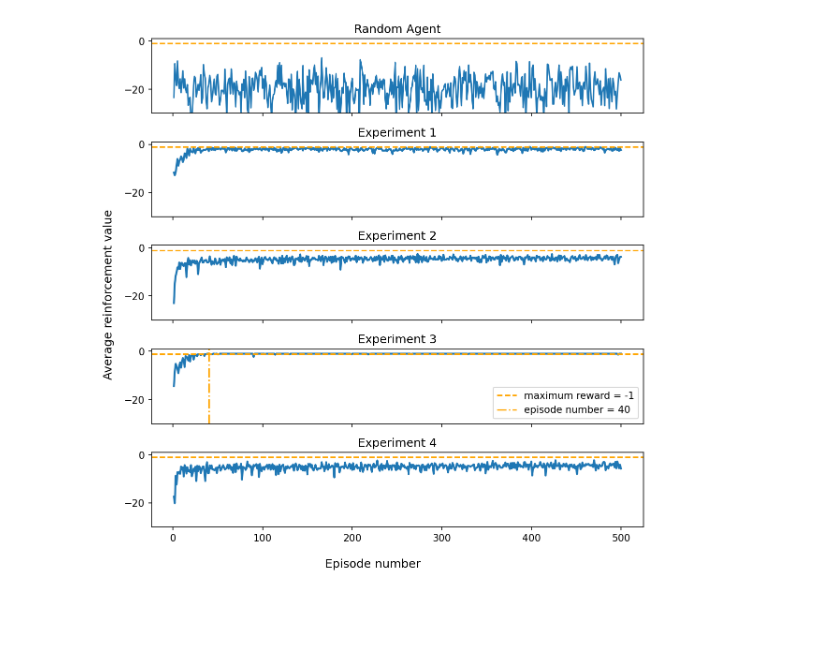
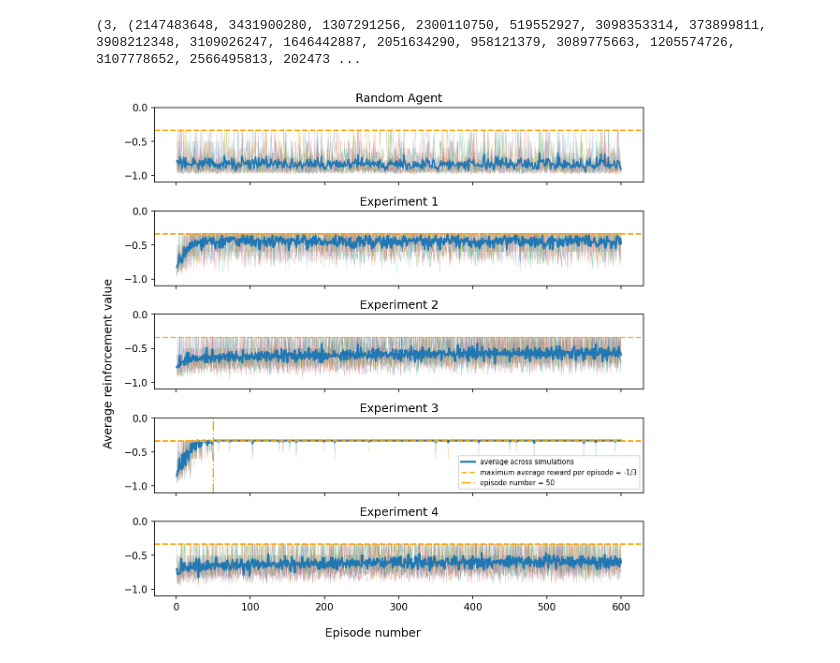
Before and after one commit to lindavin/rl_assignment_3, a Jupyter notebook: Q-Learning GridWorld Task.ipynb, the cells around one changed output. Cells and saved outputs as stored; diff of their text form; code cells hidden in the pictures; blank space fills up the shorter version.

```diff
--- a/Q-Learning GridWorld Task.ipynb
+++ b/Q-Learning GridWorld Task.ipynb
@@ -4,6 +4,9 @@ from agent import QLearner, RandomAgent
 # %%
 import random
 random.seed()
+print(random.getstate())
+# %% [output]
+(3, (2147483648, 3431900280, 1307291256, 2300110750, 519552927, 3098353314, 373899811, 3908212348, 3109026247, 1646442887, 2051634290, 958121379, 3089775663, 1205574726, 3107778652, 2566495813, 202473 ...
 # %%
 experiments = (
 {
@@ -42,7 +45,7 @@ import matplotlib.pyplot as plt
 fig, axs = plt.subplots(5, 1, figsize=(8, 8), sharex=True)
 fig.set_dpi(150)
 
-num_episodes = 500 # 150 was good
+num_episodes = 600 # 150 was good
 num_simulations = 10
 
 for j, exp in enumerate(experiments):
@@ -57,22 +60,23 @@ for j, exp in enumerate(experiments):
         t = 0
         task = GridWorld(4, start_state = (3,0), terminal_states=[(0,0), (3,3)])
         agent = QLearner(task, exploration_rate, learning_rate, discount_rate)
+        prev_t = t
         for ep in range(num_episodes):
             t = simulate_grid_world(agent, task, t)
-            rewards[sim][ep] = agent.accumulated_reward
+            num_steps = t - prev_t
+            rewards[sim][ep] = agent.accumulated_reward / num_steps
             agent.accumulated_reward = 0
             task.reset_state()
-#         axs[i].plot(range(1, num_episodes + 1), rewards[sim], alpha=0.3, lw=0.5)
+            prev_t = t
+        axs[i].plot(range(1, num_episodes + 1), rewards[sim], alpha=0.3, lw=0.5) # if sim < 1 else do_nothing()
 
     average = np.average(rewards, axis = 0)
-#     axs[i].plot(range(1, num_episodes + 1), average, label="average across episodes", lw=2)
-    axs[i].plot(range(1, num_episodes + 1), average, lw=2)
+    axs[i].plot(range(1, num_episodes + 1), average, lw=2, label="average across simulations")
 
 
     median = np.median(rewards, axis = 0)
     #axs[i].plot(range(1, num_episodes + 1), median, label="median", lw=2)
 
-    axs[i].set_ylim(-30, 1)
     axs[i].set_title("Experiment {}".format(i))
 
     # max reward
@@ -85,37 +89,42 @@ for sim in range(num_simulations):
     t = 0
     task = GridWorld(4, start_state = (3,0), terminal_states=[(0,0), (3,3)])
     agent = RandomAgent(task)
     state = task.get_state()
+    prev_t = t
     for ep in range(num_episodes):
         t = simulate_grid_world(agent, task, t)
-        rewards[sim][ep] = agent.accumulated_reward
+        num_steps = t - prev_t
+        rewards[sim][ep] = agent.accumulated_reward / num_steps
         agent.accumulated_reward = 0
         task.reset_state()
-#     axs[0].plot(range(1, num_episodes + 1), rewards[sim], alpha=0.3, lw=0.5)
+        prev_t = t
+    axs[0].plot(range(1, num_episodes + 1), rewards[sim], alpha=0.3, lw=0.5)
 
 average = np.average(rewards, axis = 0)
 axs[0].plot(range(1, num_episodes + 1), average)
 
 median = np.median(rewards, axis = 0)
 #axs[0].plot(range(1, num_episodes + 1), median, label="median", lw=2)
 
 axs[0].set_title("Random Agent")
-axs[0].set_ylim(-30, 1)
 
 
 # max reward
 for i, ax in enumerate(axs):
-    ax.axhline(-1, label="maximum reward = -1", ls = '--', c='orange')
+    ax.axhline(-1/3, label="maximum average reward per episode = -1/3", ls = '--', c='orange')
 
     if(i == 3):
-        ep_number = 40
+        ep_number = 50
         axs[i].axvline(ep_number, ls='-.', c='orange', label="episode number = {}".format(ep_number))
 
-        axs[i].legend(loc='best')
+        axs[i].legend(loc='best', fontsize=7)
+
+    ax.set_ylim(-1.1, 0)
+
 
 fig.supxlabel('Episode number')
 fig.supylabel('Average reinforcement value')
 
 plt.tight_layout()
 # %% [output]
-[figure, old version]
+[figure, new version]
```
Also changed, not shown: parts of 1 cell of this notebook.
